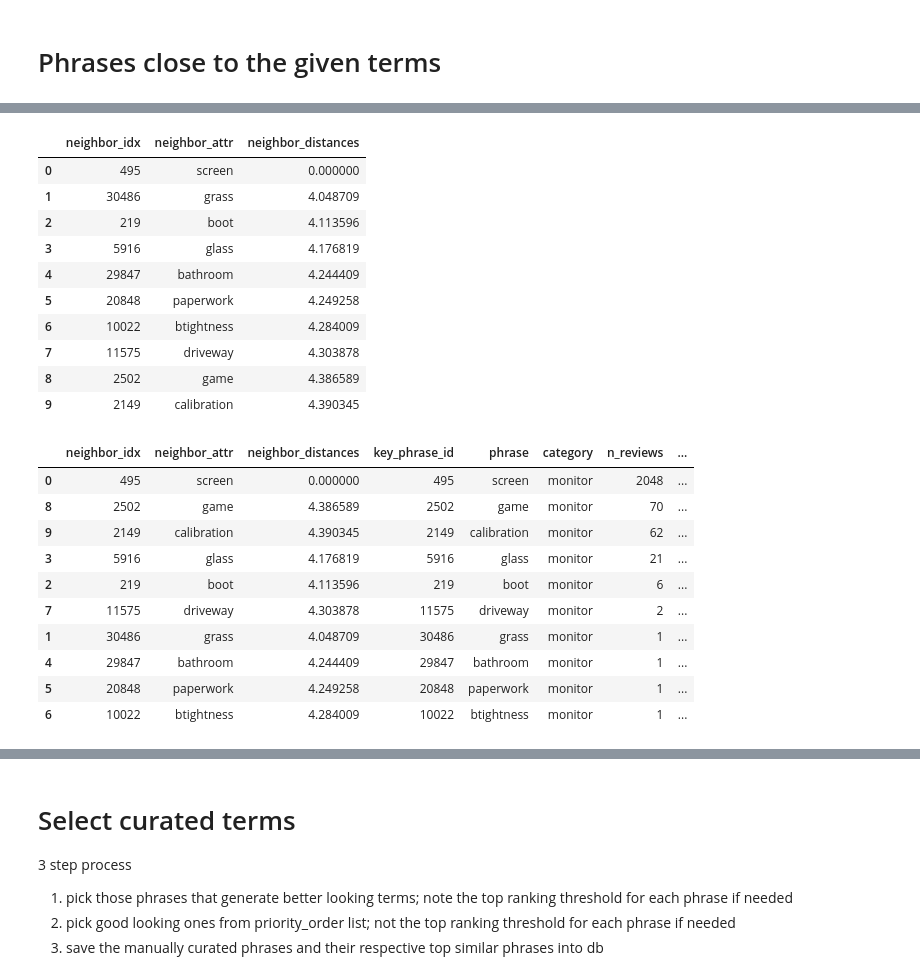
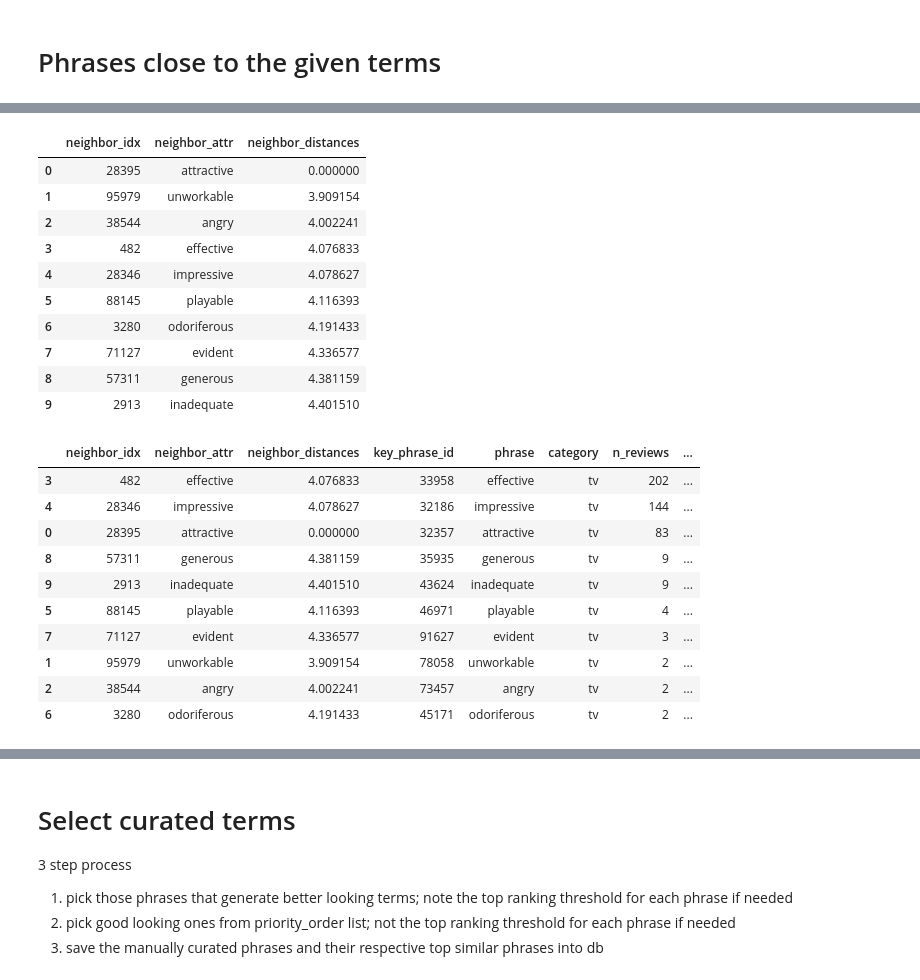
Before and after one commit to avelllabs/Gabby, a Jupyter notebook: notebooks/17_gb_phrase_orders_and_groupings.ipynb, the cells around one changed output, grey strips where cells are left out. Drawn from its saved outputs; the diff is of its cells as text; code cells hidden in the pictures.

```diff
--- a/notebooks/17_gb_phrase_orders_and_groupings.ipynb
+++ b/notebooks/17_gb_phrase_orders_and_groupings.ipynb
@@ -280,8 +282,0 @@ key_phrases.loc[priority_order[:10]]
-# %%
-cluster_dists = np.zeros(len(priority_order))
-for nc in neighbor_clusters:
-    i = nc['phrase_idx']
-    cluster_dists[i] = nc['neighbor_dist'].mean()
-# %%
-all_clusters_mean = cluster_dists.mean()
-all_clusters_mean
@@ -418,29 +352,31 @@ def nearest_neighbor_expansion(all_clusters_mean, max_neighbors, phrase_vectors_
 # %%
-qphrase_neighbors = nearest_neighbor_expansion(all_clusters_mean, 100, phrase_vectors_arr, attributes, nn, 'screen')
+qphrase_neighbors = nearest_neighbor_expansion(all_clusters_mean_distance, 100, phrase_vectors_arr, attributes, nn_model, 'attractive')
 qphrase_neighbors.sort_values('neighbor_distances')
 # %% [output]
 |  | neighbor_idx | neighbor_attr | neighbor_distances |
-| 0 | 495 | screen | 0.000000 |
-| 1 | 30486 | grass | 4.048709 |
-| 2 | 219 | boot | 4.113596 |
-| 3 | 5916 | glass | 4.176819 |
-| 4 | 29847 | bathroom | 4.244409 |
-| 5 | 20848 | paperwork | 4.249258 |
-| 6 | 10022 | btightness | 4.284009 |
-| 7 | 11575 | driveway | 4.303878 |
-| 8 | 2502 | game | 4.386589 |
-| 9 | 2149 | calibration | 4.390345 |
+| 0 | 28395 | attractive | 0.000000 |
+| 1 | 95979 | unworkable | 3.909154 |
+| 2 | 38544 | angry | 4.002241 |
+| 3 | 482 | effective | 4.076833 |
+| 4 | 28346 | impressive | 4.078627 |
+| 5 | 88145 | playable | 4.116393 |
+| 6 | 3280 | odoriferous | 4.191433 |
+| 7 | 71127 | evident | 4.336577 |
+| 8 | 57311 | generous | 4.381159 |
+| 9 | 2913 | inadequate | 4.401510 |
+# %%
+qphrase_neighbors['key_phrase_id'] = qphrase_neighbors['neighbor_idx'].apply(lambda _row: key_phrases.iloc[_row]['key_phrase_id'])
 # %%
-qphrase_neighbors.merge(key_phrases, how='left', left_on='neighbor_idx', right_on='key_phrase_id').sort_values('n_reviews', ascending=False)
+qphrase_neighbors.merge(key_phrases, how='left', left_on='key_phrase_id', right_on='key_phrase_id').sort_values('n_reviews', ascending=False)
 # %% [output]
 |  | neighbor_idx | neighbor_attr | neighbor_distances | key_phrase_id | phrase | category | n_reviews | ... |
-| 0 | 495 | screen | 0.000000 | 495 | screen | monitor | 2048 | ... |
-| 8 | 2502 | game | 4.386589 | 2502 | game | monitor | 70 | ... |
-| 9 | 2149 | calibration | 4.390345 | 2149 | calibration | monitor | 62 | ... |
-| 3 | 5916 | glass | 4.176819 | 5916 | glass | monitor | 21 | ... |
-| 2 | 219 | boot | 4.113596 | 219 | boot | monitor | 6 | ... |
-| 7 | 11575 | driveway | 4.303878 | 11575 | driveway | monitor | 2 | ... |
-| 1 | 30486 | grass | 4.048709 | 30486 | grass | monitor | 1 | ... |
-| 4 | 29847 | bathroom | 4.244409 | 29847 | bathroom | monitor | 1 | ... |
-| 5 | 20848 | paperwork | 4.249258 | 20848 | paperwork | monitor | 1 | ... |
-| 6 | 10022 | btightness | 4.284009 | 10022 | btightness | monitor | 1 | ... |
+| 3 | 482 | effective | 4.076833 | 33958 | effective | tv | 202 | ... |
+| 4 | 28346 | impressive | 4.078627 | 32186 | impressive | tv | 144 | ... |
+| 0 | 28395 | attractive | 0.000000 | 32357 | attractive | tv | 83 | ... |
+| 8 | 57311 | generous | 4.381159 | 35935 | generous | tv | 9 | ... |
+| 9 | 2913 | inadequate | 4.401510 | 43624 | inadequate | tv | 9 | ... |
+| 5 | 88145 | playable | 4.116393 | 46971 | playable | tv | 4 | ... |
+| 7 | 71127 | evident | 4.336577 | 91627 | evident | tv | 3 | ... |
+| 1 | 95979 | unworkable | 3.909154 | 78058 | unworkable | tv | 2 | ... |
+| 2 | 38544 | angry | 4.002241 | 73457 | angry | tv | 2 | ... |
+| 6 | 3280 | odoriferous | 4.191433 | 45171 | odoriferous | tv | 2 | ... |
```
Also changed, not shown: parts of 44 cells of this notebook.
